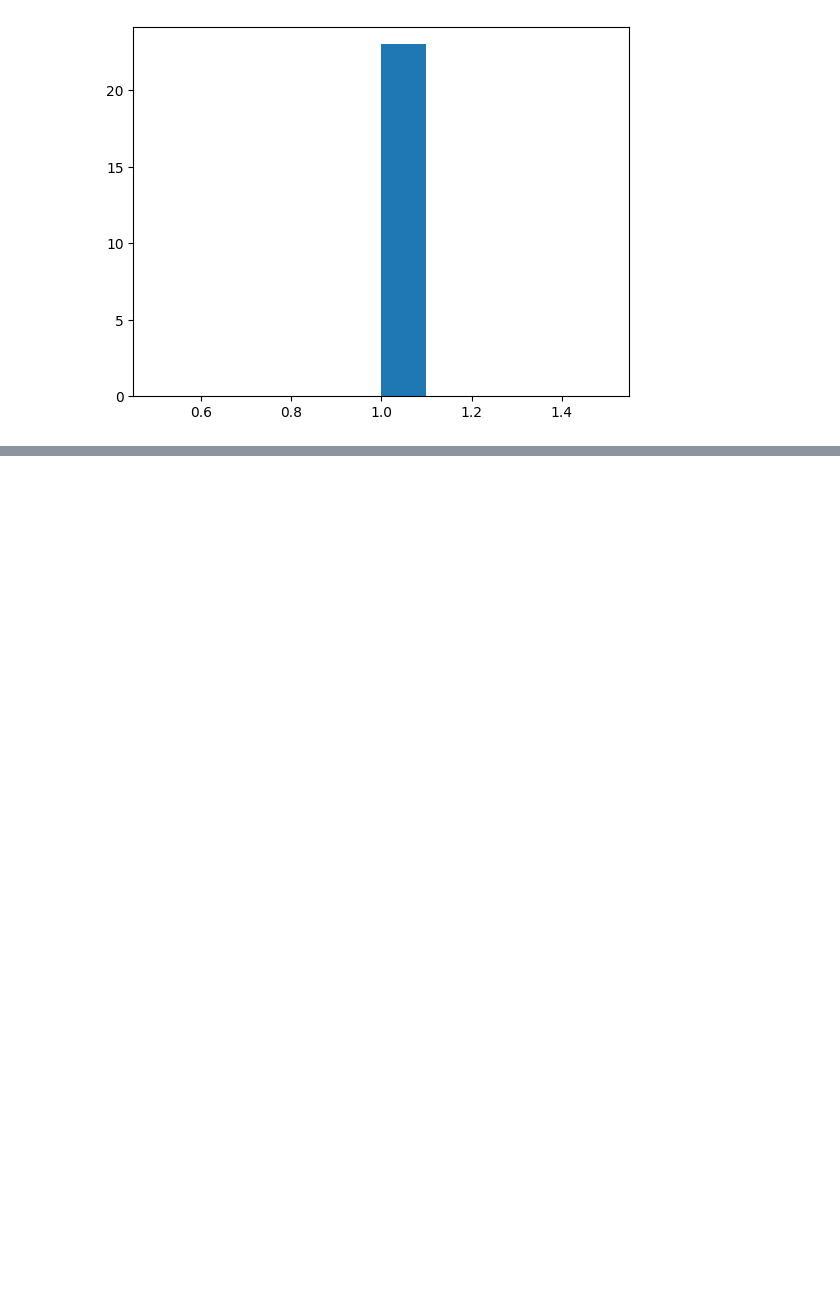
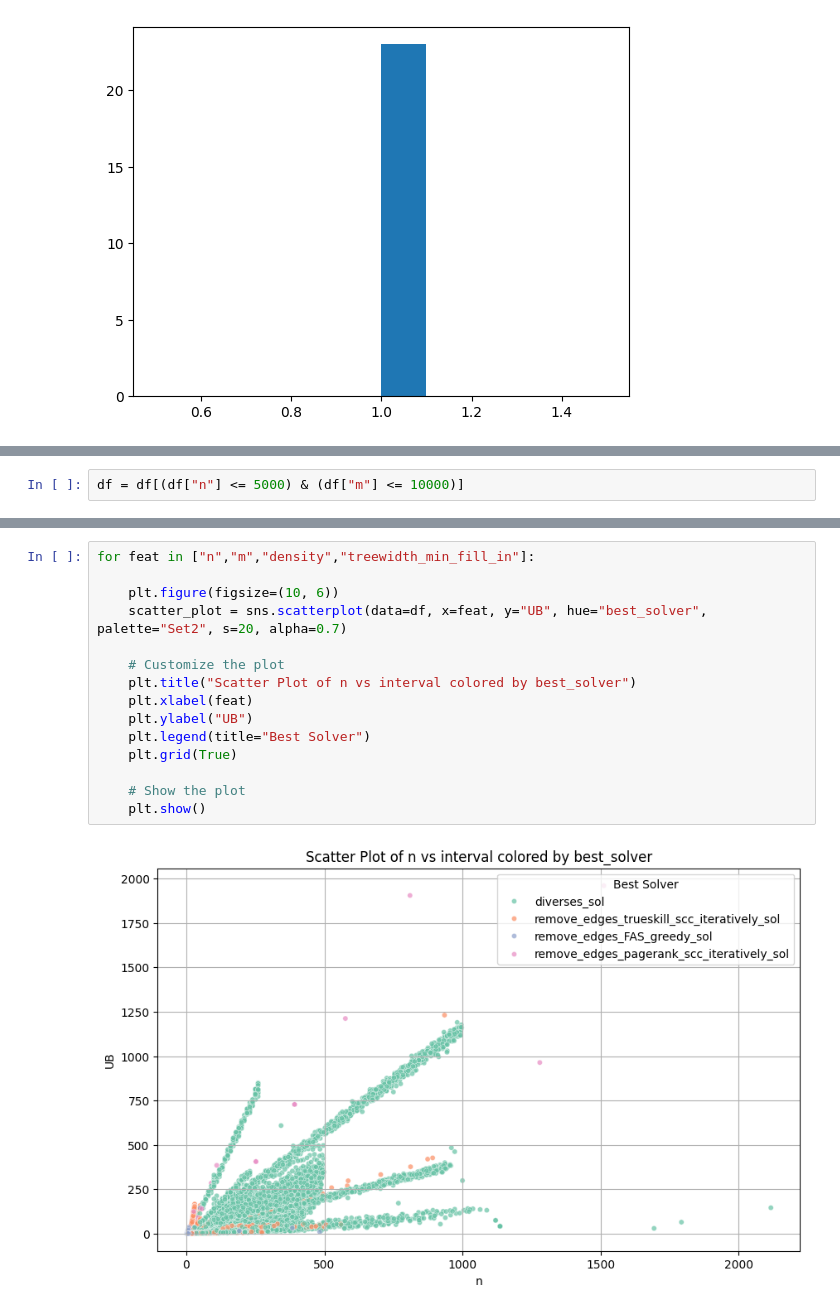
Before and after one commit to elgroselj/FAS, a Jupyter notebook: playground/visualize_chars.ipynb, the cells around one changed output, grey strips where cells are left out. Cells and saved outputs as stored; diff of their text form; blank space fills up the shorter version.

```diff
--- a/playground/visualize_chars.ipynb
+++ b/playground/visualize_chars.ipynb
@@ -183,0 +260,2 @@ np.mean(vals), len(vals)
+# %%
+df = df[(df["n"] <= 5000) & (df["m"] <= 10000)]
@@ -183,0 +283,17 @@ np.mean(vals), len(vals)
+# %%
+for feat in ["n","m","density","treewidth_min_fill_in"]:
+
+    plt.figure(figsize=(10, 6))
+    scatter_plot = sns.scatterplot(data=df, x=feat, y="UB", hue="best_solver", palette="Set2", s=20, alpha=0.7)
+
+    # Customize the plot
+    plt.title("Scatter Plot of n vs interval colored by best_solver")
+    plt.xlabel(feat)
+    plt.ylabel("UB")
+    plt.legend(title="Best Solver")
+    plt.grid(True)
+
+    # Show the plot
+    plt.show()
+# %% [output]
+[figure, added]
```
Also changed, not shown: parts of 12 cells of this notebook, 4 other files.
